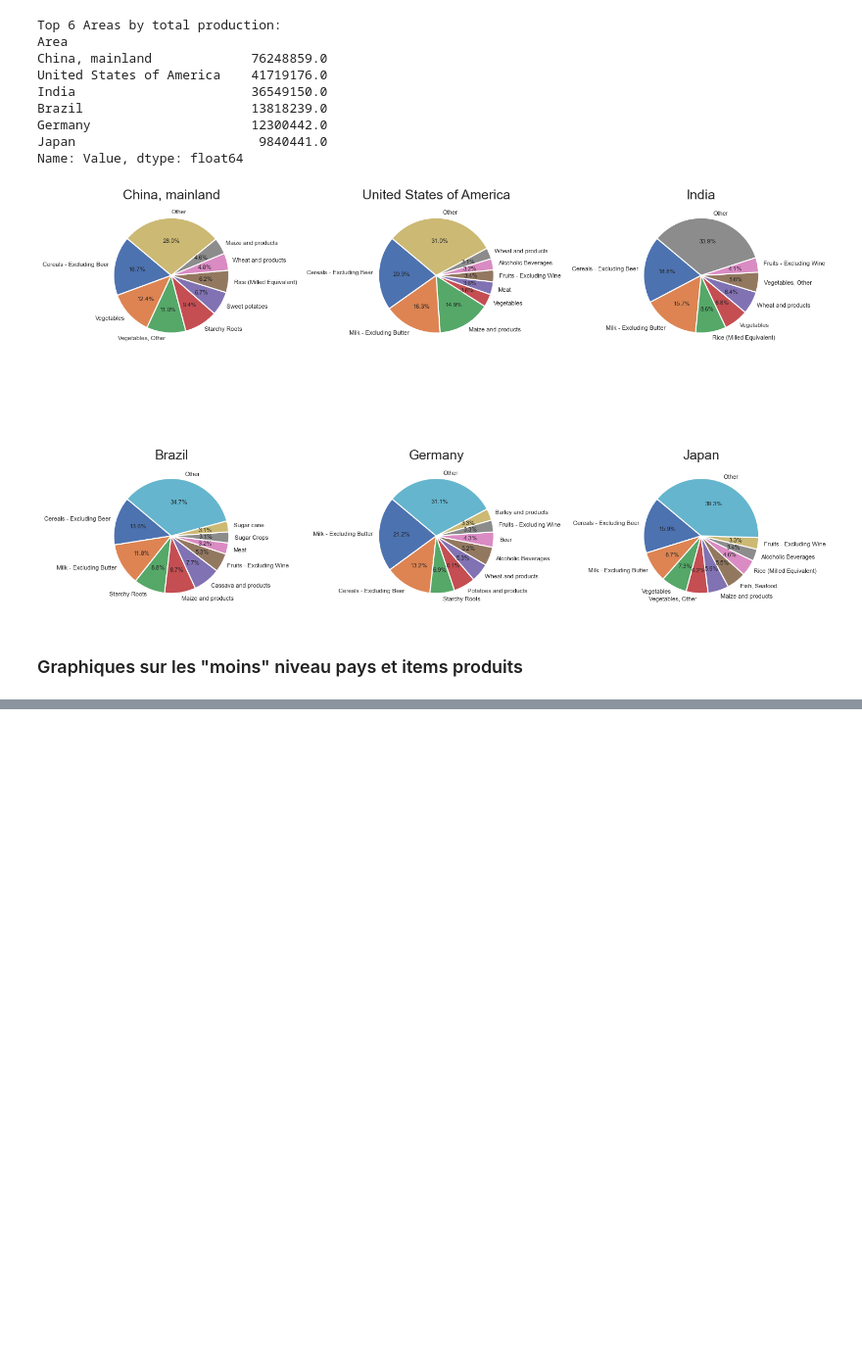
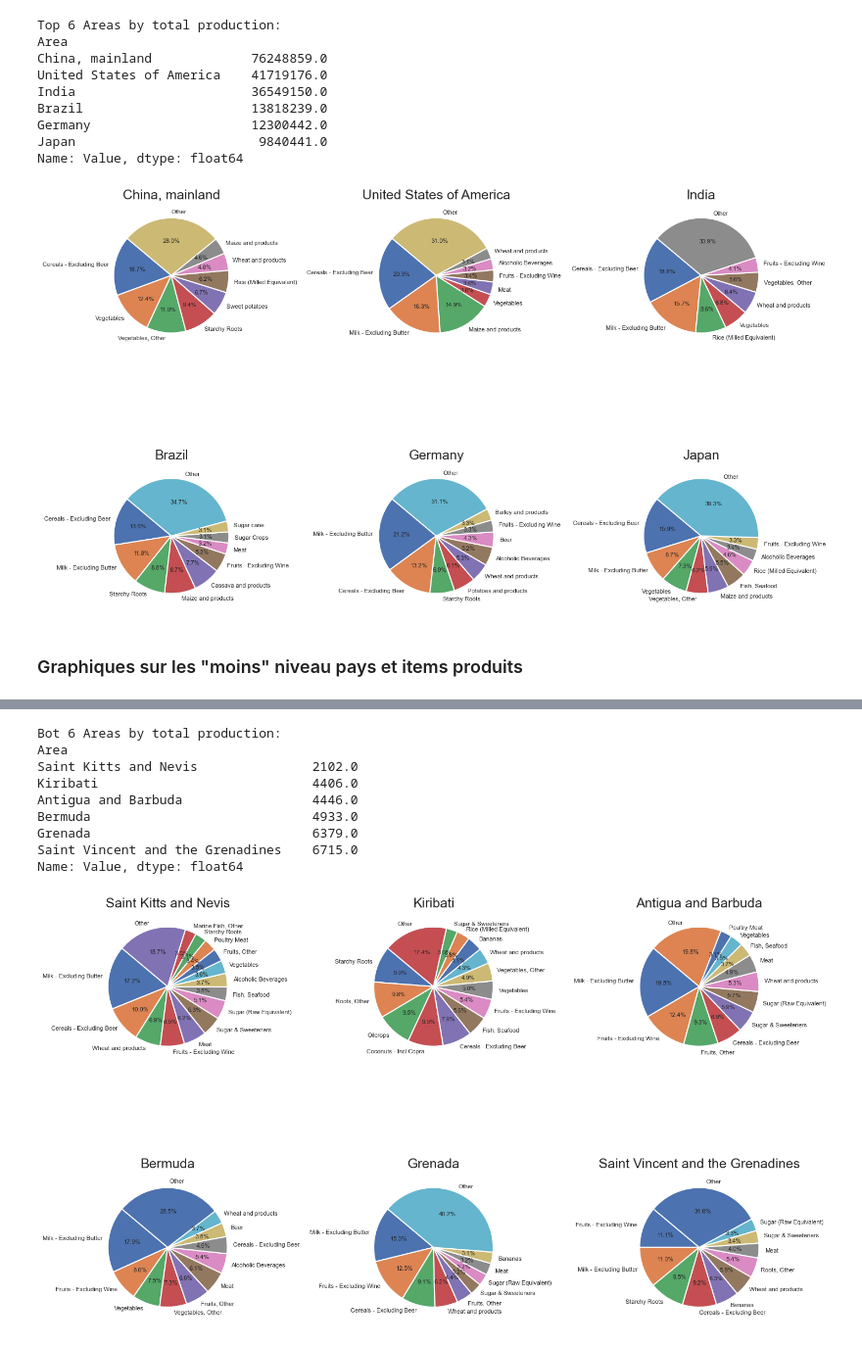
Before and after one commit to axel-achart/dazzle-dash, a Jupyter notebook: analyse_food.ipynb, the cells around one changed output, grey strips where cells are left out. Shown at 98% size. Drawn from its saved outputs; the diff is of its cells as text; code cells hidden in the pictures; blank space fills up the shorter version.

```diff
--- a/analyse_food.ipynb
+++ b/analyse_food.ipynb
@@ -304,0 +410,65 @@ Name: Value, dtype: float64
+# %%
+# Pie charts per country: distribution of production by Item (aggregated over all years)
+
+# Aggregate by Area + Item (sum over years)
+agg = df_long.groupby(['Area','Item'])['Value'].sum().reset_index()
+# Totals by Area to select which countries to plot
+total_by_area = agg.groupby('Area')['Value'].sum().sort_values(ascending=True)
+print('Bot 6 Areas by total production:')
+print(total_by_area.head(6))
+
+# Default selection: top 6 areas. Change top_n if you want more/less.
+top_n = 6
+selected_areas = list(total_by_area.head(top_n).index)
+
+# Utility function: plot a pie chart for an Area
+def plot_pie_for_area(area, ax=None, small_pct_threshold=0.03):
+    data = agg[agg['Area'] == area].copy()
+    data = data.sort_values('Value', ascending=False)
+    data = data[data['Value'] > 0]
+    if data.empty:
+        if ax is None:
+            fig, ax = plt.subplots()
+        ax.text(0.5, 0.5, 'No data', ha='center')
+        ax.set_title(area)
+        return
+    total = data['Value'].sum()
+    # Group small slices into 'Other' (relative threshold)
+    thresh = total * small_pct_threshold
+    big = data[data['Value'] >= thresh]
+    small = data[data['Value'] < thresh]
+    labels = list(big['Item'])
+    sizes = list(big['Value'])
+    if not small.empty:
+        labels.append('Other')
+        sizes.append(small['Value'].sum())
+    # Plot
+    if ax is None:
+        fig, ax = plt.subplots(figsize=(6,6))
+    ax.pie(sizes, labels=labels, autopct=lambda p: ('%1.1f%%' % p) if p>0 else '', startangle=140, textprops={'fontsize':8})
+    ax.set_title(area)
+
+# Plot multiple pies in a grid
+n = len(selected_areas)
+cols = 3
+rows = math.ceil(n / cols)
+fig, axes = plt.subplots(rows, cols, figsize=(cols*5, rows*5))
+axes = axes.flatten()
+for i, area in enumerate(selected_areas):
+    plot_pie_for_area(area, ax=axes[i])
+# Turn off remaining axes
+for j in range(i+1, rows*cols):
+    axes[j].axis('off')
+plt.tight_layout()
+plt.show()
+# %% [output]
+Bot 6 Areas by total production:
+Area
+Saint Kitts and Nevis               2102.0
+Kiribati                            4406.0
+Antigua and Barbuda                 4446.0
+Bermuda                             4933.0
+Grenada                             6379.0
+Saint Vincent and the Grenadines    6715.0
+Name: Value, dtype: float64
+[figure, added]
```
Also changed, not shown: parts of 2 cells of this notebook.
